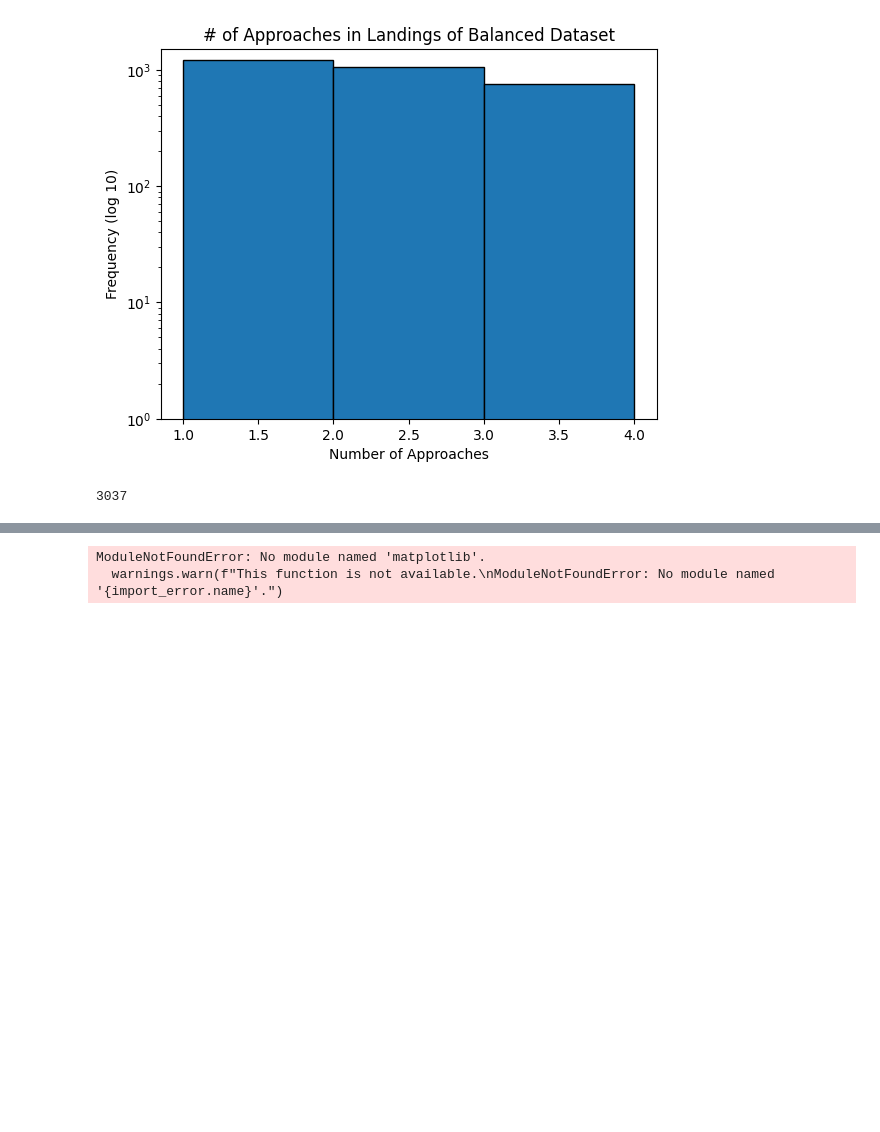
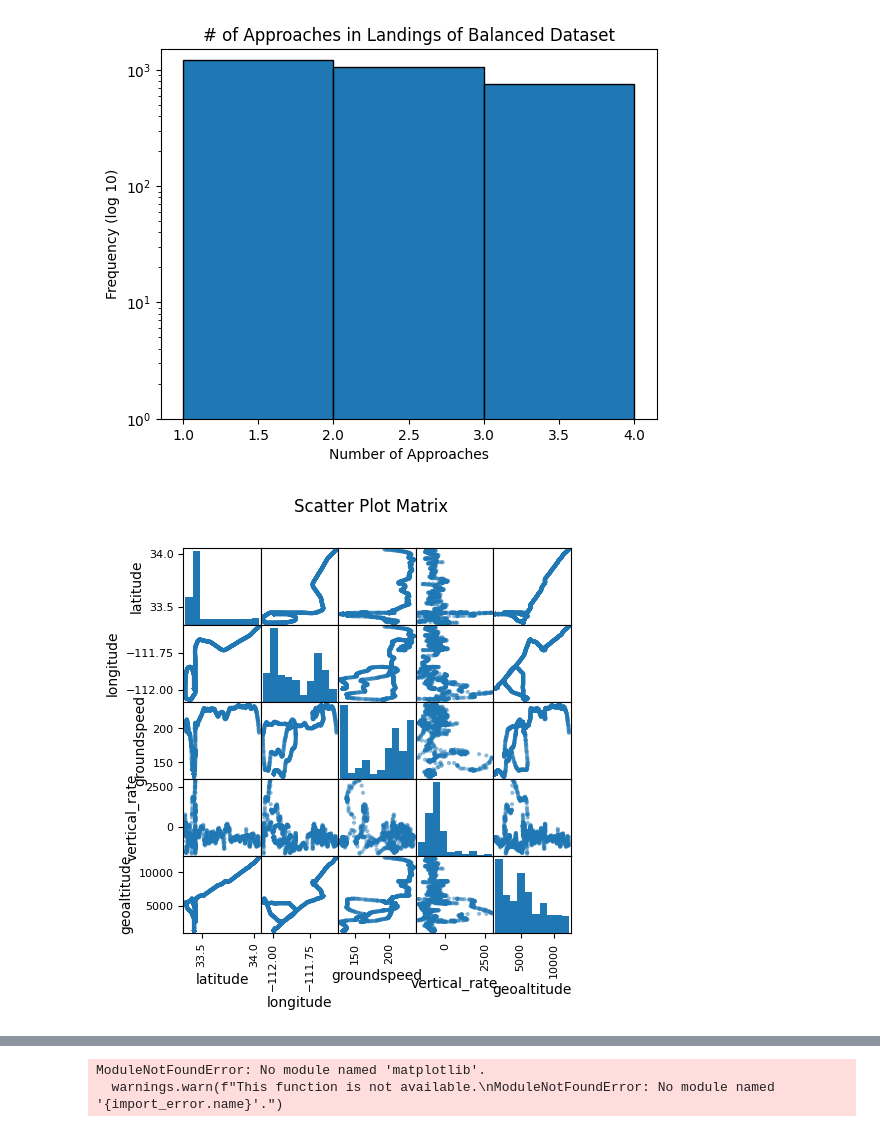
Before and after one commit to tobbensol/masters-thesis, a Jupyter notebook: cyclic_dataset_exploration.ipynb, the cells around one changed output, grey strips where cells are left out. Drawn from its saved outputs; the diff is of its cells as text; code cells hidden in the pictures; blank space fills up the shorter version.

```diff
--- a/cyclic_dataset_exploration.ipynb
+++ b/cyclic_dataset_exploration.ipynb
@@ -118,10 +122,14 @@ plt.savefig("balanced_1_2_3_approach_histogram.svg", format="svg")
 #plt.close()
 # %% [output]
 [figure]
-# %%
-len(flights)
-# %% [output]
-3037
+# %%
+index = 1500
+
+flight_data = flights[index].data[["latitude", "longitude", "groundspeed", "vertical_rate", "geoaltitude"]]
+
+plot_scatter_matrix(flight_data)
+# %% [output]
+[figure, added]
 # %%
 trees, paths = sublevelset_persistence(flights[:1000], "geoaltitude")
 # %%
```
Also changed, not shown: parts of 5 cells of this notebook, 1 other file.
